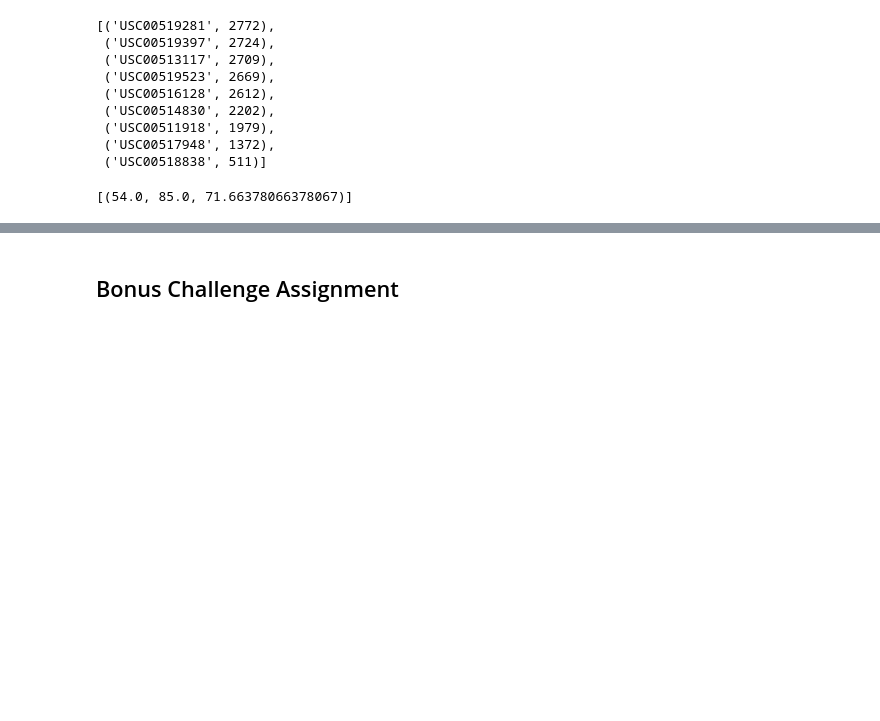
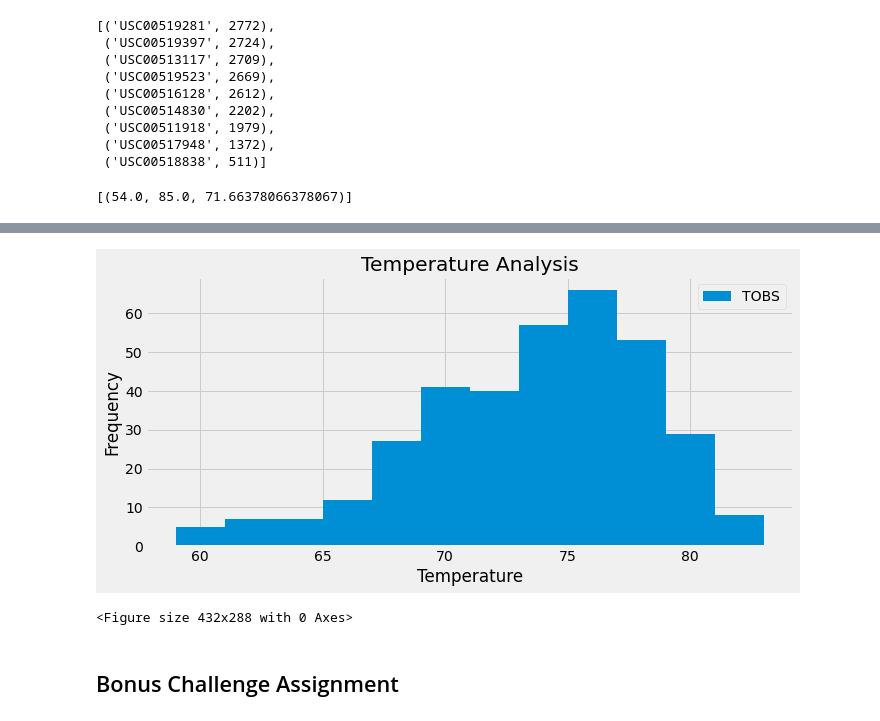
Before and after one commit to Daltonjfield/sqlalchemy-challenge, a Jupyter notebook: climate_starter.ipynb, the cells around one changed output, grey strips where cells are left out. Drawn from its saved outputs; the diff is of its cells as text; code cells hidden in the pictures; blank space fills up the shorter version.

Commit message:
created a data frame for the temperature analysis. Also crrated the hisogram and saved the image as a png

```diff
--- a/climate_starter.ipynb
+++ b/climate_starter.ipynb
@@ -180,3 +180,12 @@ session.query(func.min(measurement.tobs),func.max(measurement.tobs),func.avg(mea
 filter(measurement.station == 'USC00519281').all()
 # %% [output]
 [(54.0, 85.0, 71.66378066378067)]
+# %%
+# Choose the station with the highest number of temperature observations.
+highest_num_temp = session.query(measurement.date,(measurement.tobs)).\
+                          filter(measurement.date >= date_year_ago ).\
+                          filter(measurement.station == "USC00519281").group_by(measurement.date).all()
+
+highest_num_temp_df = pd.DataFrame(highest_num_temp, columns=["Date", "TOBS"])
+highest_num_temp_df.sort_values('TOBS', inplace=True, ascending=False)
+highest_num_temp_df.head()
@@ -183,6 +199,16 @@ filter(measurement.station == 'USC00519281').all()
 # %%
-# Choose the station with the highest number of temperature observations.
 # Query the last 12 months of temperature observation data for this station and plot the results as a histogram
+
+highest_num_temp_df.plot.hist(title = "Temperature Analysis", bins=12, figsize=(10,5))
+plt.xlabel("Temperature")
+plt.ylabel("Frequency")
+plt.legend(loc="upper right")
+plt.tight_layout()
+plt.show()
+plt.savefig("Images/temperature_graph.png")
+# %% [output]
+[figure, added]
+<Figure size 432x288 with 0 Axes>
 # %% [markdown]
 ## Bonus Challenge Assignment
 # %%
```
Also changed, not shown: parts of 1 cell of this notebook, 1 other file.
